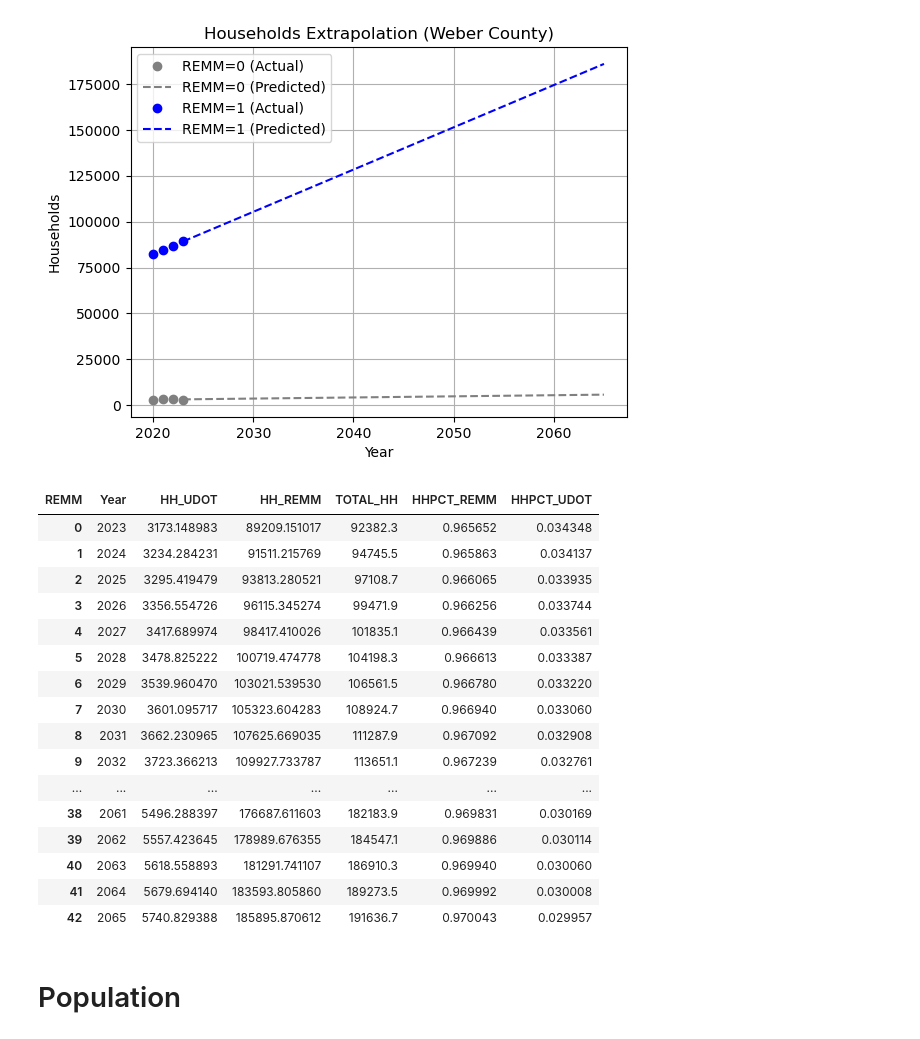
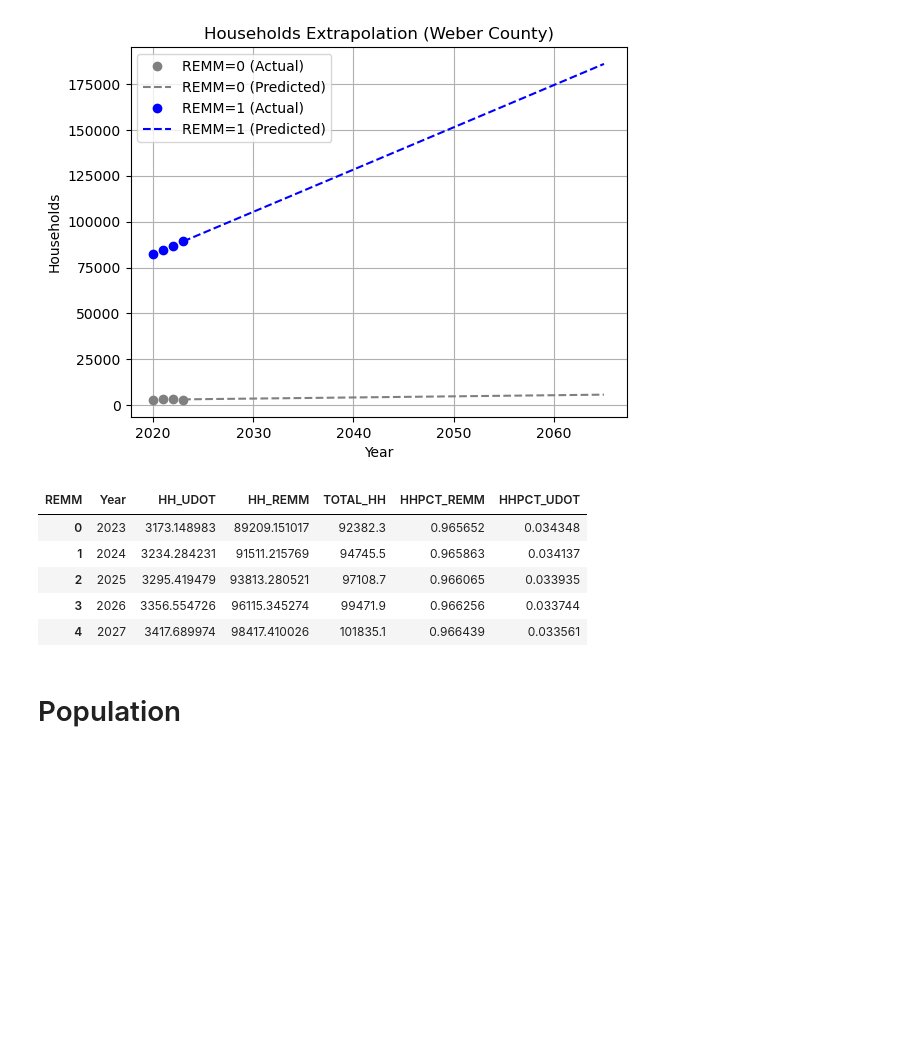
Before and after one commit to WFRCAnalytics/REMM-WF-Model-Area-Splits, a Jupyter notebook: Weber-County-Split - Copy.ipynb, the cells around one changed output. Cells and saved outputs as stored; diff of their text form; code cells hidden in the pictures; blank space fills up the shorter version.

```diff
--- a/Weber-County-Split - Copy.ipynb
+++ b/Weber-County-Split - Copy.ipynb
@@ -233,30 +234,19 @@ plt.show()
 # %%
 # create table output for predicted values by year
 households_predicted_by_year = pd.pivot_table(predicted_df, 'Predicted_Households', 'Year', 'REMM').reset_index()
 households_predicted_by_year.rename({0:'HH_UDOT', 1:'HH_REMM'}, axis=1, inplace=True)
 households_predicted_by_year["TOTAL_HH"] = households_predicted_by_year['HH_UDOT'] + households_predicted_by_year['HH_REMM']
 households_predicted_by_year["HHPCT_REMM"] = households_predicted_by_year['HH_REMM'] / households_predicted_by_year["TOTAL_HH"]
 households_predicted_by_year["HHPCT_UDOT"] = households_predicted_by_year['HH_UDOT'] / households_predicted_by_year["TOTAL_HH"]
 households_predicted_by_year.to_csv(os.path.join(outputs[0], 'Weber_HH_percentage_REMM_UDOT.csv'), index=False)
-households_predicted_by_year
+households_predicted_by_year.head(5)
 # %% [output]
 | REMM | Year | HH_UDOT | HH_REMM | TOTAL_HH | HHPCT_REMM | HHPCT_UDOT |
 | 0 | 2023 | 3173.148983 | 89209.151017 | 92382.3 | 0.965652 | 0.034348 |
 | 1 | 2024 | 3234.284231 | 91511.215769 | 94745.5 | 0.965863 | 0.034137 |
 | 2 | 2025 | 3295.419479 | 93813.280521 | 97108.7 | 0.966065 | 0.033935 |
 | 3 | 2026 | 3356.554726 | 96115.345274 | 99471.9 | 0.966256 | 0.033744 |
 | 4 | 2027 | 3417.689974 | 98417.410026 | 101835.1 | 0.966439 | 0.033561 |
-| 5 | 2028 | 3478.825222 | 100719.474778 | 104198.3 | 0.966613 | 0.033387 |
-| 6 | 2029 | 3539.960470 | 103021.539530 | 106561.5 | 0.966780 | 0.033220 |
-| 7 | 2030 | 3601.095717 | 105323.604283 | 108924.7 | 0.966940 | 0.033060 |
-| 8 | 2031 | 3662.230965 | 107625.669035 | 111287.9 | 0.967092 | 0.032908 |
-| 9 | 2032 | 3723.366213 | 109927.733787 | 113651.1 | 0.967239 | 0.032761 |
-| ... | ... | ... | ... | ... | ... | ... |
-| 38 | 2061 | 5496.288397 | 176687.611603 | 182183.9 | 0.969831 | 0.030169 |
-| 39 | 2062 | 5557.423645 | 178989.676355 | 184547.1 | 0.969886 | 0.030114 |
-| 40 | 2063 | 5618.558893 | 181291.741107 | 186910.3 | 0.969940 | 0.030060 |
-| 41 | 2064 | 5679.694140 | 183593.805860 | 189273.5 | 0.969992 | 0.030008 |
-| 42 | 2065 | 5740.829388 | 185895.870612 | 191636.7 | 0.970043 | 0.029957 |
 # %% [markdown]
 # Population
 # %%
```
Also changed, not shown: parts of 5 cells of this notebook, 19 other files.
